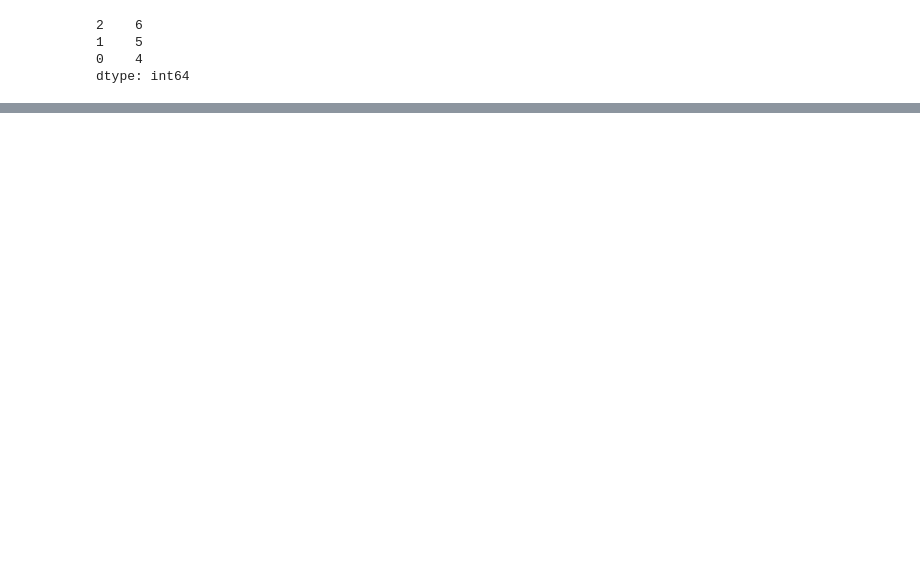
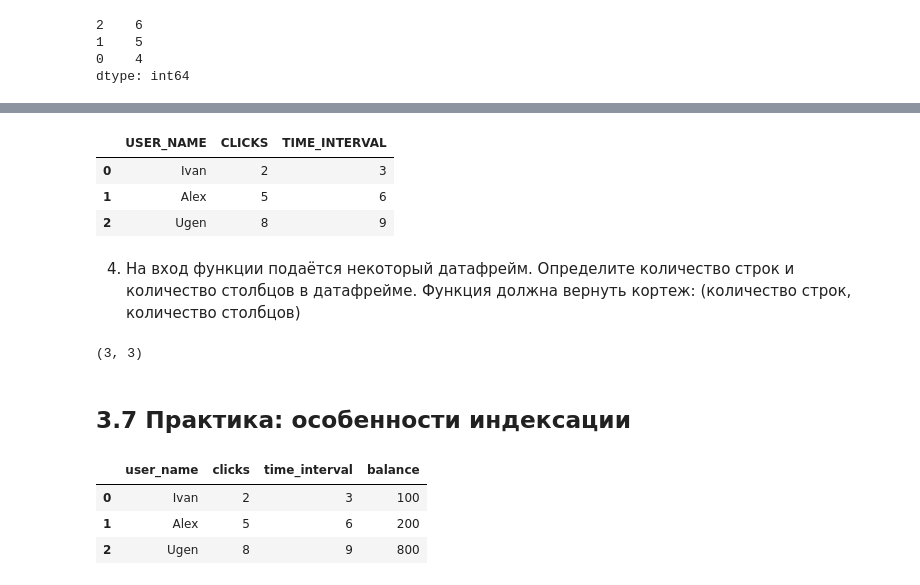
Before and after one commit to VadzimRudzman/pandas_fundamentals, a Jupyter notebook: Основы Pandas.ipynb, the cells around one changed output, grey strips where cells are left out. Cells and saved outputs as stored; diff of their text form; code cells hidden in the pictures; blank space fills up the shorter version.

```diff
--- a/Основы Pandas.ipynb
+++ b/Основы Pandas.ipynb
@@ -574,0 +739,58 @@ def solution(df):
+# %%
+import pandas as pd
+
+def solution(_df):
+    _df.columns = map(str.upper, _df.columns)
+    return _df
+
+
+df = pd.DataFrame({'user_name': ('Ivan', 'Alex', 'Ugen'),
+                   'clicks': (2, 5, 8),
+                   'time_interval':(3, 6, 9)})
+
+solution(df)
+# %% [output]
+|  | USER_NAME | CLICKS | TIME_INTERVAL |
+| 0 | Ivan | 2 | 3 |
+| 1 | Alex | 5 | 6 |
+| 2 | Ugen | 8 | 9 |
+# %% [markdown]
+4. На вход функции подаётся некоторый датафрейм. Определите количество строк и количество столбцов в датафрейме. Функция должна вернуть кортеж: (количество строк, количество столбцов)
+# %%
+import pandas as pd
+
+def solution(_df):
+    return _df.shape
+
+
+df = pd.DataFrame({'user_name': ('Ivan', 'Alex', 'Ugen'),
+                   'clicks': (2, 5, 8),
+                   'time_interval':(3, 6, 9)})
+
+solution(df)
+# %% [output]
+(3, 3)
+# %% [markdown]
+## 3.7 Практика: особенности индексации
+# %%
+import pandas as pd
+
+def solution(_df, _s1):
+    _s1.index = map(int, _s1.index)
+    _df['balance'] = _s1
+    return _df
+
+
+
+df = pd.DataFrame({'user_name': ('Ivan', 'Alex', 'Ugen'),
+                   'clicks': (2, 5, 8),
+                   'time_interval':(3, 6, 9)})
+
+s = pd.Series([100, 200, 800], index=['0', '1', '2'])
+
+solution(df, s)
+# %% [output]
+|  | user_name | clicks | time_interval | balance |
+| 0 | Ivan | 2 | 3 | 100 |
+| 1 | Alex | 5 | 6 | 200 |
+| 2 | Ugen | 8 | 9 | 800 |
```
Also changed, not shown: parts of 87 cells of this notebook.
